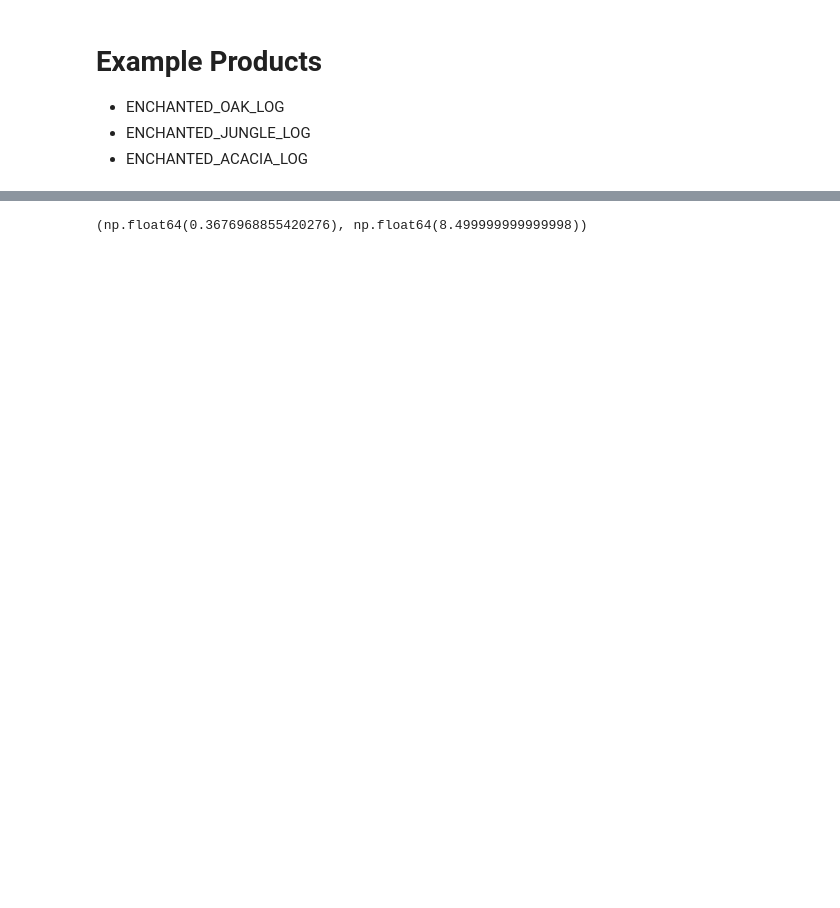
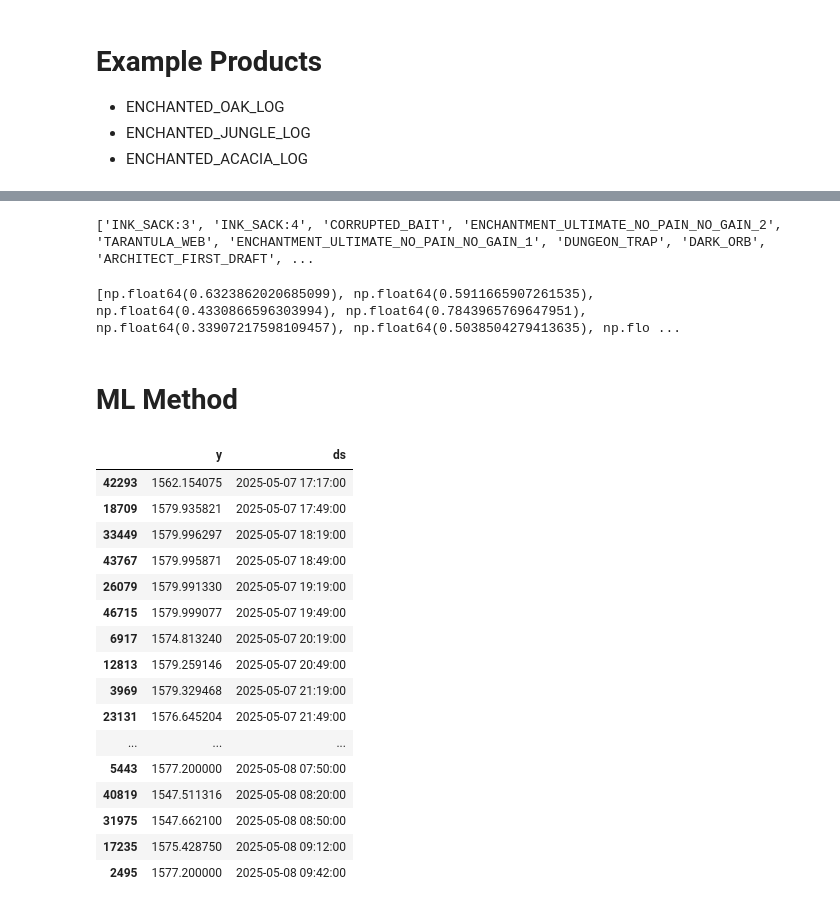
Before and after one commit to hannesmoehring/hypixel_bazaar, a Jupyter notebook: notebook.ipynb, the cells around one changed output, grey strips where cells are left out. Cells and saved outputs as stored; diff of their text form; code cells hidden in the pictures; blank space fills up the shorter version.

```diff
--- a/notebook.ipynb
+++ b/notebook.ipynb
@@ -31,4 +51,18 @@ plotting.plot_product_prices(df,"ENCHANTED_ACACIA_LOG")
 # %%
-mathing.fft_analysis(df, "ENCHANTED_OAK_LOG", "inst_buyPrice")
+# mathing.fft_analysis(df, "ENCHANTED_ACACIA_LOG", "inst_buyPrice")
+
+key_list = list(df["productId"].unique())
+print(key_list)
+
+temp_list: list[float] = []
+
+for key in key_list:
+    value, hours = mathing.fft_analysis(df, key, "inst_buyPrice")
+    temp_list.append(value)
+
+print(temp_list)
 # %% [output]
-(np.float64(0.3676968855420276), np.float64(8.499999999999998))
+['INK_SACK:3', 'INK_SACK:4', 'CORRUPTED_BAIT', 'ENCHANTMENT_ULTIMATE_NO_PAIN_NO_GAIN_2', 'TARANTULA_WEB', 'ENCHANTMENT_ULTIMATE_NO_PAIN_NO_GAIN_1', 'DUNGEON_TRAP', 'DARK_ORB', 'ARCHITECT_FIRST_DRAFT', ...
+[np.float64(0.6323862020685099), np.float64(0.5911665907261535), np.float64(0.4330866596303994), np.float64(0.7843965769647951), np.float64(0.33907217598109457), np.float64(0.5038504279413635), np.flo ...
+# %% [markdown]
+# ML Method
@@ -34,0 +71,21 @@ mathing.fft_analysis(df, "ENCHANTED_OAK_LOG", "inst_buyPrice")
+# %%
+temp = data_prep.prep_prophet(df, "ENCHANTED_OAK_LOG")
+temp
+# %% [output]
+|  | y | ds |
+| 42293 | 1562.154075 | 2025-05-07 17:17:00 |
+| 18709 | 1579.935821 | 2025-05-07 17:49:00 |
+| 33449 | 1579.996297 | 2025-05-07 18:19:00 |
+| 43767 | 1579.995871 | 2025-05-07 18:49:00 |
+| 26079 | 1579.991330 | 2025-05-07 19:19:00 |
+| 46715 | 1579.999077 | 2025-05-07 19:49:00 |
+| 6917 | 1574.813240 | 2025-05-07 20:19:00 |
+| 12813 | 1579.259146 | 2025-05-07 20:49:00 |
+| 3969 | 1579.329468 | 2025-05-07 21:19:00 |
+| 23131 | 1576.645204 | 2025-05-07 21:49:00 |
+| ... | ... | ... |
+| 5443 | 1577.200000 | 2025-05-08 07:50:00 |
+| 40819 | 1547.511316 | 2025-05-08 08:20:00 |
+| 31975 | 1547.662100 | 2025-05-08 08:50:00 |
+| 17235 | 1575.428750 | 2025-05-08 09:12:00 |
+| 2495 | 1577.200000 | 2025-05-08 09:42:00 |
```
Also changed, not shown: parts of 8 cells of this notebook, 3 other files.
